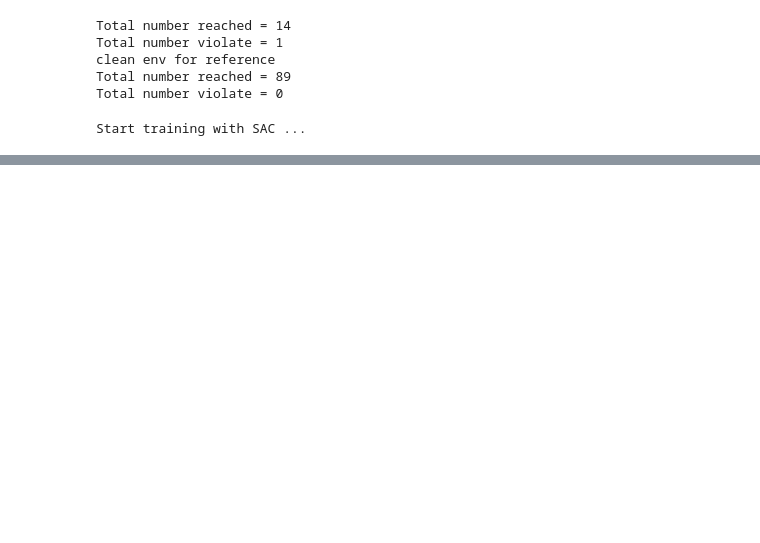
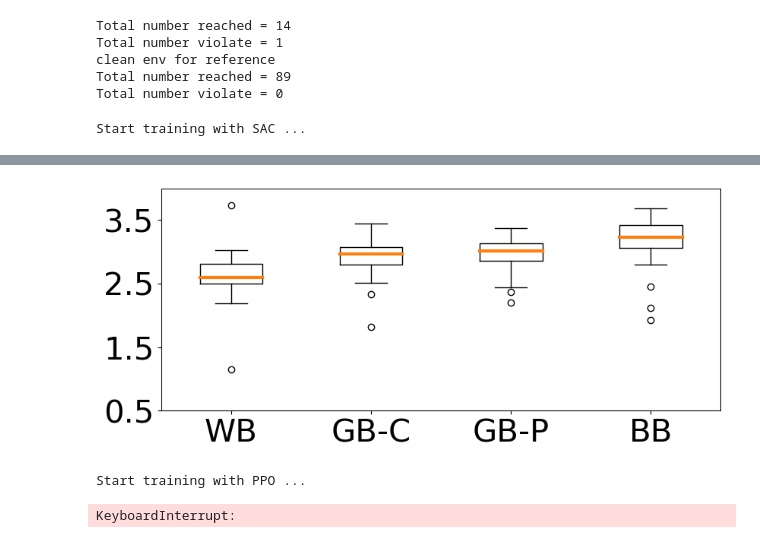
Before and after one commit to ShixiongJiang/attack_nnController, a Jupyter notebook: benchmark/bicycle_sac_avoid_ASAP_k.ipynb, the cells around one changed output, grey strips where cells are left out. Saved outputs shown, nothing was run; the diff lists cells and outputs as text; code cells hidden in the pictures; blank space fills up the shorter version.

```diff
--- a/benchmark/bicycle_sac_avoid_ASAP_k.ipynb
+++ b/benchmark/bicycle_sac_avoid_ASAP_k.ipynb
@@ -149,7 +151,7 @@ for k in [20]:
     # learning_rate = 1e-3, n_steps = 1024, tune these
     # model = SAC("MlpPolicy", env, verbose=0)
     model = SAC.load("SAC_bicycle.zip", env=env)
-    model.learn(total_timesteps=300000, progress_bar=False)
+    model.learn(total_timesteps=100000, progress_bar=False)
     vec_env = model.get_env()
     obs = vec_env.reset()
     env = bicycleEnv()
@@ -171,7 +173,7 @@ for k in [20]:
         euclid = []
         state = env.reset()
         # Print initial state
-        for i in range(env.step_const):
+        for i in range(2 * env.step_const):
             action, _states = model.predict(state, deterministic=True)
             new_state, reward, done, _ = env.step(action)
             dim0.append(state[0])
@@ -187,6 +189,8 @@ for k in [20]:
             if dist <= env.target_norm_radius: # stop
                 num_reached += 1
                 break
+            if done:
+                break
         dims0.append(dim0)
         dims1.append(dim1)
         dims2.append(dim2)
@@ -825,13 +619,13 @@ class adv_bicycleEnv(gym.Env):
 #  train adv policy
 reached = []
 env = adv_bicycleEnv()
-# adv_model = SAC.load('adv_SAC_bicycle.zip', env=env)
+adv_model = SAC.load('adv_SAC_bicycle.zip', env=env)
 for k in [30]:
 
     env.k = k
     print('Start training with SAC ...')
     # learning_rate = 1e-3, n_steps = 1024, tune these
-    adv_model = SAC("MlpPolicy", env, verbose=0)
+    # adv_model = SAC("MlpPolicy", env, verbose=0)
     adv_model.learn(total_timesteps=300000, progress_bar=False)
     vec_env = adv_model.get_env()
     obs = vec_env.reset()
@@ -843,8 +637,8 @@ for k in [30]:
 #     dims2 = []
 #     dims3 = []
 #     euclids = []
-    center = [1,1,0,math.sqrt(2)]
-    obstacle = [0.5,0.5,0,math.sqrt(2)/2]
+    center = env.center
+    obstacle = env.obstacle
     num_reached = 0
     for j in range(1000):
 #         dim0 = []
@@ -854,7 +648,7 @@ for k in [30]:
 #         euclid = []
         state = env.reset()
         # Print initial state
-        for i in range(30):
+        for i in range(50):
             action, _states = adv_model.predict(state, deterministic=True)
             new_state, reward, done, _ = env.step(action)
 #             dim0.append(state[0])
@@ -866,6 +660,7 @@ for k in [30]:
 #             euclid.append(dist)
             state = new_state
             if obs_dist <= env.safe_norm_radius:
+
                 break
 #             if dist <= env.target_norm_radius: # stop
 #                 num_reached += 1
@@ -1198,0 +1350,47 @@ plt.xticks([1, 2, 3, 4], label)
+# %%
+import matplotlib.pyplot as plt
+white_ave = []
+black_ave = []
+grey_c_ave = []
+grey_s_ave = []
+
+with open(r'bicy_white_dist.txt', 'r') as fp:
+    white_ave = [float(x)-0.4  for x in fp.read().split()]
+    # print(white_ave)
+
+with open(r'bicy_black_dist.txt', 'r') as fp:
+    black_ave = [float(x)+0.2 for x in fp.read().split()]
+
+with open(r'bicy_grey_c_dist.txt', 'r') as fp:
+    grey_c_ave = [float(x) for x in fp.read().split()]
+
+with open(r'bicy_grey_s_dist.txt', 'r') as fp:
+    grey_s_ave = [float(x) for x in fp.read().split()]
+
+# fig = plt.figure()
+#
+# fig.set_figheight(3)
+# fig.set_figwidth(9)
+
+
+import seaborn as sns
+fig, ax = plt.subplots()
+fig.set_figheight(3.8)
+fig.set_figwidth(9.5)
+plt.yticks(fontsize=30)
+plt.xticks(fontsize=30)
+# plt.show()
+# plt.ylabel('Robustness of safety', fontsize=16)
+data = [white_ave, grey_c_ave, grey_s_ave, black_ave]
+B = ax.boxplot(data, medianprops=dict(linewidth=3), labels=("WB","GB-C","GB-P", 'BB'))
+middle = [item.get_ydata()[1] for item in B['medians']]
+
+plt.ylim(0.5, 4)
+ax.yaxis.set_ticks(np.arange(0.5, 4, 1))
+
+# plt.legend()
+plt.savefig('box_Bicycle.pdf', bbox_inches='tight', dpi=500)
+
+plt.show()
+# %% [output]
+[figure, added]
@@ -1198,0 +1487,16 @@ plt.xticks([1, 2, 3, 4], label)
+# %%
+# Training
+reached = []
+for k in [20]:
+    env = baseline_bicycleEnv()
+    env.k = k
+    print('Start training with PPO ...')
+    baseline_model = SAC("MlpPolicy", env, verbose=0)
+
+    baseline_model.learn(total_timesteps=500000, progress_bar=False)
+
+baseline_model.save('baseline_bicycle_model.zip')
+print(done)
+# %% [output]
+Start training with PPO ...
+KeyboardInterrupt:
```
Also changed, not shown: parts of 16 cells of this notebook, 22 other files.
